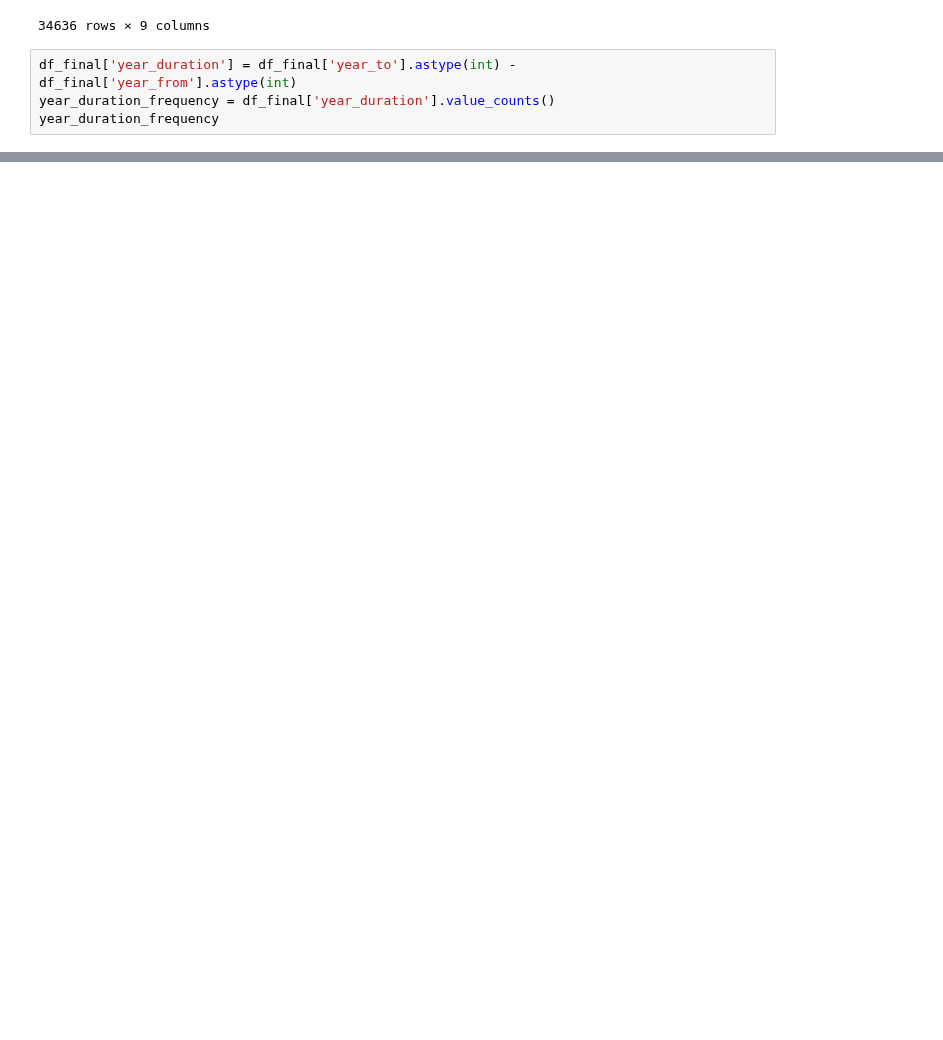
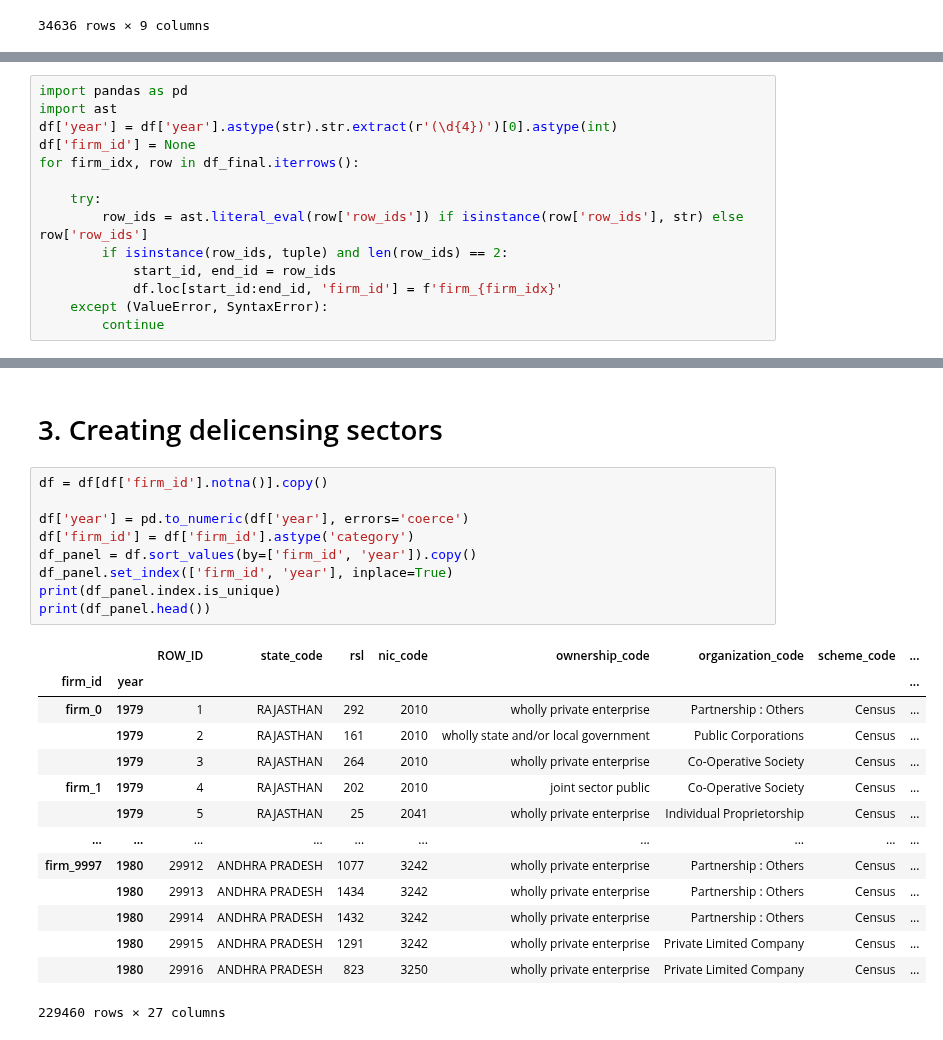
Before and after one commit to kabeerbora/1980s_delin, a Jupyter notebook: Panel_79_89_v2.ipynb, the cells around one changed output, grey strips where cells are left out. Drawn from its saved outputs; the diff is of its cells as text; blank space fills up the shorter version.

```diff
--- a/Panel_79_89_v2.ipynb
+++ b/Panel_79_89_v2.ipynb
@@ -305,7 +308,3 @@ df_final = pd.DataFrame(rows_data)
 | 34634 | 1950 | 9730_3_25 | (204345, 229459) | 1987 | 1989 | [147874, 139656, 135669] | [0, 0, 0] | [0, 0, 0] | [0, 0, 0] |
 | 34635 | 1987 | 9730_1_25 | (204355, 229460) | 1987 | 1989 | [615597, 453491, 342453] | [-1072474, -94461, -176473] | [0, 0, 0] | [0, 0, 0] |
 34636 rows × 9 columns
-# %%
-df_final['year_duration'] = df_final['year_to'].astype(int) - df_final['year_from'].astype(int)
-year_duration_frequency = df_final['year_duration'].value_counts()
-year_duration_frequency
@@ -326,0 +311,14 @@ df_final.head()
+# %%
+import pandas as pd
+import ast
+df['year'] = df['year'].astype(str).str.extract(r'(\d{4})')[0].astype(int)
+df['firm_id'] = None
+for firm_idx, row in df_final.iterrows():
+
+    try:
+        row_ids = ast.literal_eval(row['row_ids']) if isinstance(row['row_ids'], str) else row['row_ids']
+        if isinstance(row_ids, tuple) and len(row_ids) == 2:
+            start_id, end_id = row_ids
+            df.loc[start_id:end_id, 'firm_id'] = f'firm_{firm_idx}'
+    except (ValueError, SyntaxError):
+        continue
@@ -326,0 +339,26 @@ df_final.head()
+# %% [markdown]
+# 3. Creating delicensing sectors
+# %%
+df = df[df['firm_id'].notna()].copy()
+
+df['year'] = pd.to_numeric(df['year'], errors='coerce')
+df['firm_id'] = df['firm_id'].astype('category')
+df_panel = df.sort_values(by=['firm_id', 'year']).copy()
+df_panel.set_index(['firm_id', 'year'], inplace=True)
+print(df_panel.index.is_unique)
+print(df_panel.head())
+# %% [output]
+|  |  | ROW_ID | state_code | rsl | nic_code | ownership_code | organization_code | scheme_code | ... |
+| firm_id | year |  |  |  |  |  |  |  | ... |
+| firm_0 | 1979 | 1 | RAJASTHAN | 292 | 2010 | wholly private enterprise | Partnership : Others | Census | ... |
+|  | 1979 | 2 | RAJASTHAN | 161 | 2010 | wholly state and/or local government | Public Corporations | Census | ... |
+|  | 1979 | 3 | RAJASTHAN | 264 | 2010 | wholly private enterprise | Co-Operative Society | Census | ... |
+| firm_1 | 1979 | 4 | RAJASTHAN | 202 | 2010 | joint sector public | Co-Operative Society | Census | ... |
+|  | 1979 | 5 | RAJASTHAN | 25 | 2041 | wholly private enterprise | Individual Proprietorship | Census | ... |
+| ... | ... | ... | ... | ... | ... | ... | ... | ... | ... |
+| firm_9997 | 1980 | 29912 | ANDHRA PRADESH | 1077 | 3242 | wholly private enterprise | Partnership : Others | Census | ... |
+|  | 1980 | 29913 | ANDHRA PRADESH | 1434 | 3242 | wholly private enterprise | Partnership : Others | Census | ... |
+|  | 1980 | 29914 | ANDHRA PRADESH | 1432 | 3242 | wholly private enterprise | Partnership : Others | Census | ... |
+|  | 1980 | 29915 | ANDHRA PRADESH | 1291 | 3242 | wholly private enterprise | Private Limited Company | Census | ... |
+|  | 1980 | 29916 | ANDHRA PRADESH | 823 | 3250 | wholly private enterprise | Private Limited Company | Census | ... |
+229460 rows × 27 columns
```
Also changed, not shown: parts of 6 cells of this notebook.
